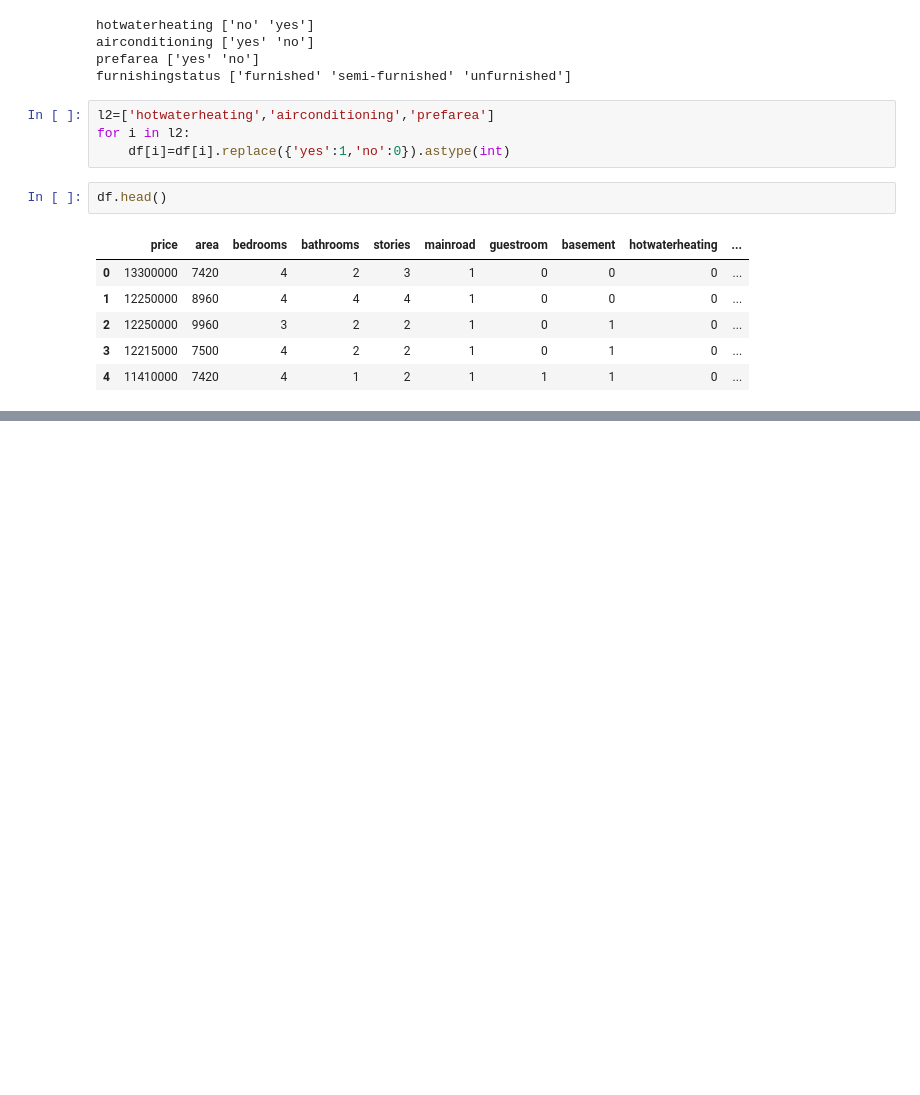
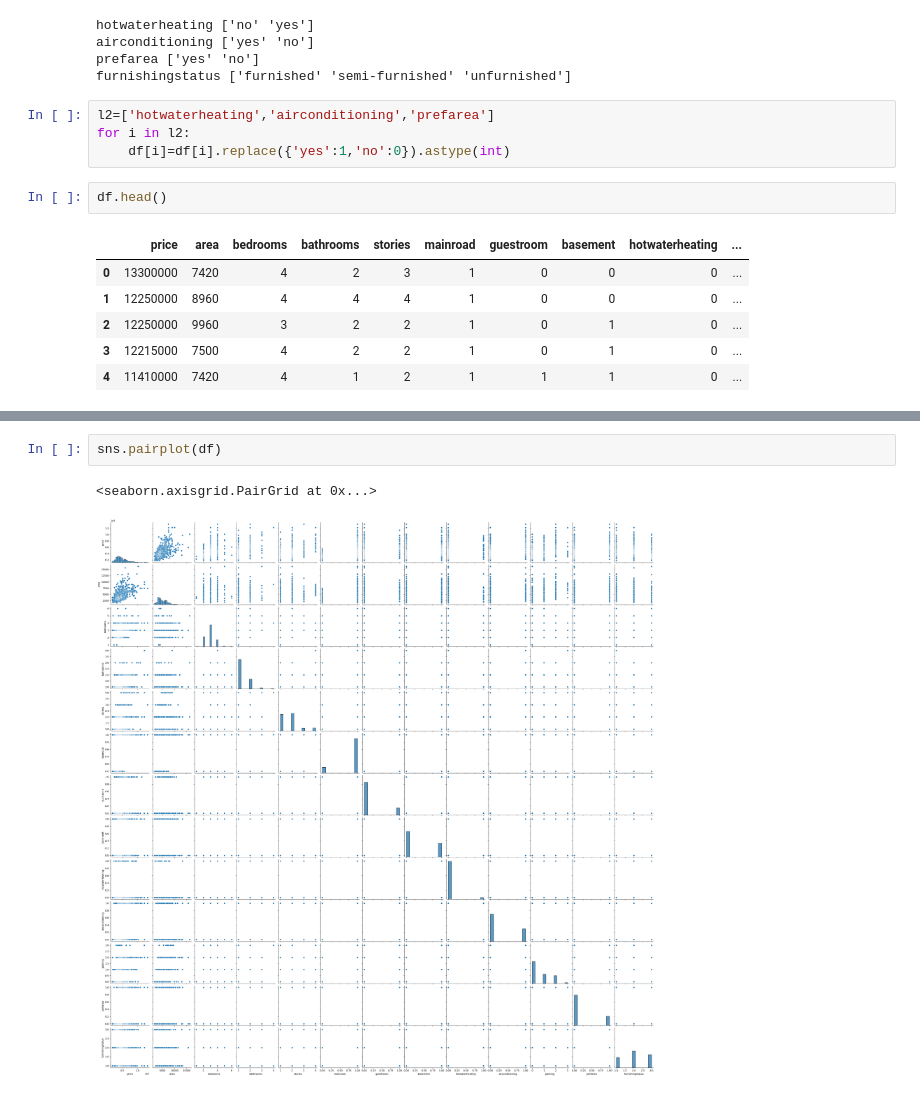
Before and after one commit to infy-dinkar/Machine_learning, a Jupyter notebook: practice/Linear_Regression.ipynb, the cells around one changed output, grey strips where cells are left out. Cells and saved outputs as stored; diff of their text form; blank space fills up the shorter version.

```diff
--- a/practice/Linear_Regression.ipynb
+++ b/practice/Linear_Regression.ipynb
@@ -152,0 +186,5 @@ df.head()
+# %%
+sns.pairplot(df)
+# %% [output]
+<seaborn.axisgrid.PairGrid at 0x...>
+[figure, added]
```
Also changed, not shown: parts of 8 cells of this notebook.
